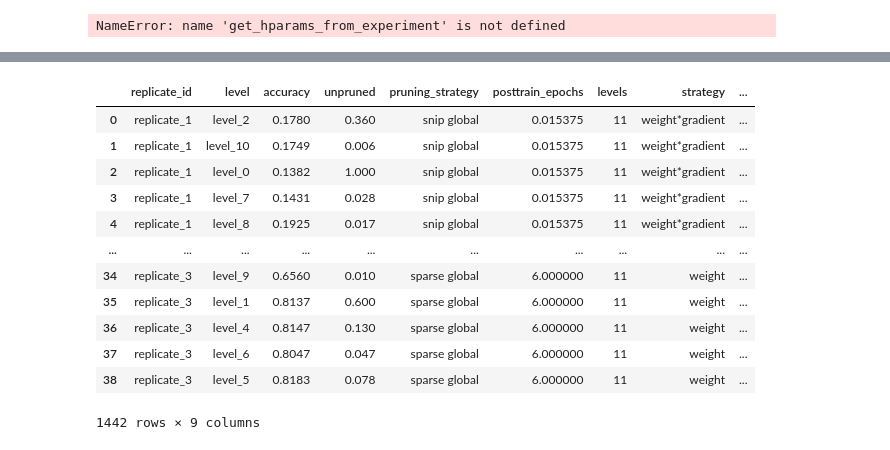
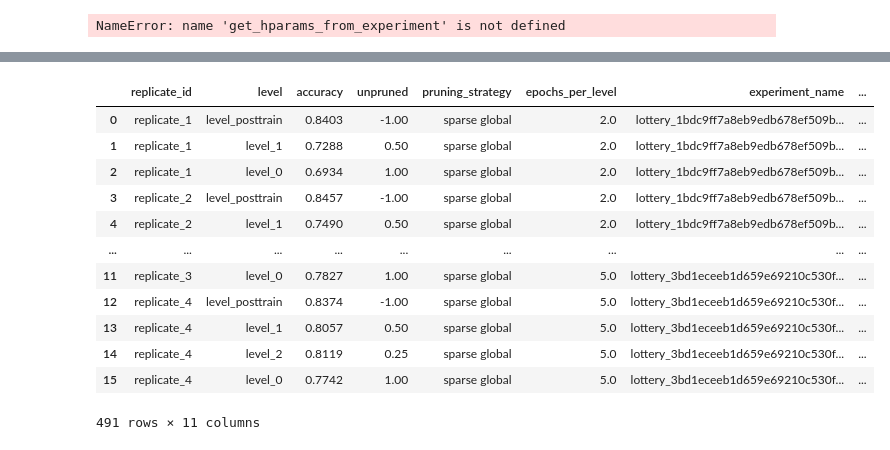
Before and after one commit to levaid/open_lth, a Jupyter notebook: visualization/accuracies.ipynb, the cells around one changed output, grey strips where cells are left out. Saved outputs shown, nothing was run; the diff lists cells and outputs as text; code cells hidden in the pictures.

```diff
--- a/visualization/accuracies.ipynb
+++ b/visualization/accuracies.ipynb
@@ -212,17 +212,21 @@ NameError: name 'get_hparams_from_experiment' is not defined
 import helper_functions as H
 open_lth_data_path = '/home/levaid/bigstorage/open_lth_data/'
 # %%
-
-
 dfs = []
 names_dic = {}
 for ex in os.listdir(open_lth_data_path):
     if ex == 'old_experiments_pre_sept':
         continue
-    model_name, pruning_strategy, levels, *epochs = H.get_hparams_from_experiment(ex, open_lth_data_path, ['model_name', 'pruning_strategy', 'pruning_levels', 'training_steps'])
+    try:
+        model_name, pruning_strategy, levels, fraction, *epochs = H.get_hparams_from_experiment(ex, open_lth_data_path, ['model_name', 'pruning_strategy', 'pruning_levels', 'pruning_fraction', 'training_steps'])
+    except (IndexError, FileNotFoundError):
+        print(ex)
+        continue
     if model_name == 'cifar_resnet_20':
         results = create_df_from_experiment(ex, pruning_strategy)
-        results['posttrain_epochs'] = H.convert_epoch_iter(epochs[-1], to='ep', its_per_epoch=390.25)
+        results['epochs_per_level'] = H.convert_epoch_iter(epochs[-1], to='ep', its_per_epoch=390.25)
+        results['experiment_name'] = ex
         results['levels'] = levels-1
+        results['fraction'] = float(fraction)
         dfs += [results]
 # %% [output]
@@ -235,21 +250,21 @@ replicate_4 level_posttrain
 # %%
-df_unfiltered = pd.concat(dfs)
+df_unfiltered = pd.concat(dfs).query('fraction >= 0.45 and levels != -1')
 
 df_unfiltered['pruning_strategy'] = df_unfiltered['pruning_strategy'].apply(lambda s: s.replace('_', ' '))
-df_unfiltered['strategy'] = df_unfiltered['pruning_strategy'].apply(lambda s: 'weight*gradient' if s == 'snip global' else 'weight')
-df_unfiltered['posttrain_iterations'] = df_unfiltered['posttrain_epochs'] * 391
+df_unfiltered['strategy'] = df_unfiltered['pruning_strategy'].apply(lambda s: 'w*g' if s == 'snip global' else 'w')
+df_unfiltered['iters_per_level'] = df_unfiltered['epochs_per_level'] * 391
 df_unfiltered
 # %% [output]
-|  | replicate_id | level | accuracy | unpruned | pruning_strategy | posttrain_epochs | levels | strategy | ... |
-| 0 | replicate_1 | level_2 | 0.1780 | 0.360 | snip global | 0.015375 | 11 | weight*gradient | ... |
-| 1 | replicate_1 | level_10 | 0.1749 | 0.006 | snip global | 0.015375 | 11 | weight*gradient | ... |
-| 2 | replicate_1 | level_0 | 0.1382 | 1.000 | snip global | 0.015375 | 11 | weight*gradient | ... |
-| 3 | replicate_1 | level_7 | 0.1431 | 0.028 | snip global | 0.015375 | 11 | weight*gradient | ... |
-| 4 | replicate_1 | level_8 | 0.1925 | 0.017 | snip global | 0.015375 | 11 | weight*gradient | ... |
-| ... | ... | ... | ... | ... | ... | ... | ... | ... | ... |
-| 34 | replicate_3 | level_9 | 0.6560 | 0.010 | sparse global | 6.000000 | 11 | weight | ... |
-| 35 | replicate_3 | level_1 | 0.8137 | 0.600 | sparse global | 6.000000 | 11 | weight | ... |
-| 36 | replicate_3 | level_4 | 0.8147 | 0.130 | sparse global | 6.000000 | 11 | weight | ... |
-| 37 | replicate_3 | level_6 | 0.8047 | 0.047 | sparse global | 6.000000 | 11 | weight | ... |
-| 38 | replicate_3 | level_5 | 0.8183 | 0.078 | sparse global | 6.000000 | 11 | weight | ... |
+|  | replicate_id | level | accuracy | unpruned | pruning_strategy | epochs_per_level | experiment_name | ... |
+| 0 | replicate_1 | level_posttrain | 0.8403 | -1.00 | sparse global | 2.0 | lottery_1bdc9ff7a8eb9edb678ef509b... | ... |
+| 1 | replicate_1 | level_1 | 0.7288 | 0.50 | sparse global | 2.0 | lottery_1bdc9ff7a8eb9edb678ef509b... | ... |
+| 2 | replicate_1 | level_0 | 0.6934 | 1.00 | sparse global | 2.0 | lottery_1bdc9ff7a8eb9edb678ef509b... | ... |
+| 3 | replicate_2 | level_posttrain | 0.8457 | -1.00 | sparse global | 2.0 | lottery_1bdc9ff7a8eb9edb678ef509b... | ... |
+| 4 | replicate_2 | level_1 | 0.7490 | 0.50 | sparse global | 2.0 | lottery_1bdc9ff7a8eb9edb678ef509b... | ... |
+| ... | ... | ... | ... | ... | ... | ... | ... | ... |
+| 11 | replicate_3 | level_0 | 0.7827 | 1.00 | sparse global | 5.0 | lottery_3bd1eceeb1d659e69210c530f... | ... |
+| 12 | replicate_4 | level_posttrain | 0.8374 | -1.00 | sparse global | 5.0 | lottery_3bd1eceeb1d659e69210c530f... | ... |
+| 13 | replicate_4 | level_1 | 0.8057 | 0.50 | sparse global | 5.0 | lottery_3bd1eceeb1d659e69210c530f... | ... |
+| 14 | replicate_4 | level_2 | 0.8119 | 0.25 | sparse global | 5.0 | lottery_3bd1eceeb1d659e69210c530f... | ... |
+| 15 | replicate_4 | level_0 | 0.7742 | 1.00 | sparse global | 5.0 | lottery_3bd1eceeb1d659e69210c530f... | ... |
-1442 rows × 9 columns
+491 rows × 11 columns
```
Also changed, not shown: parts of 4 cells of this notebook, 8 other files.
